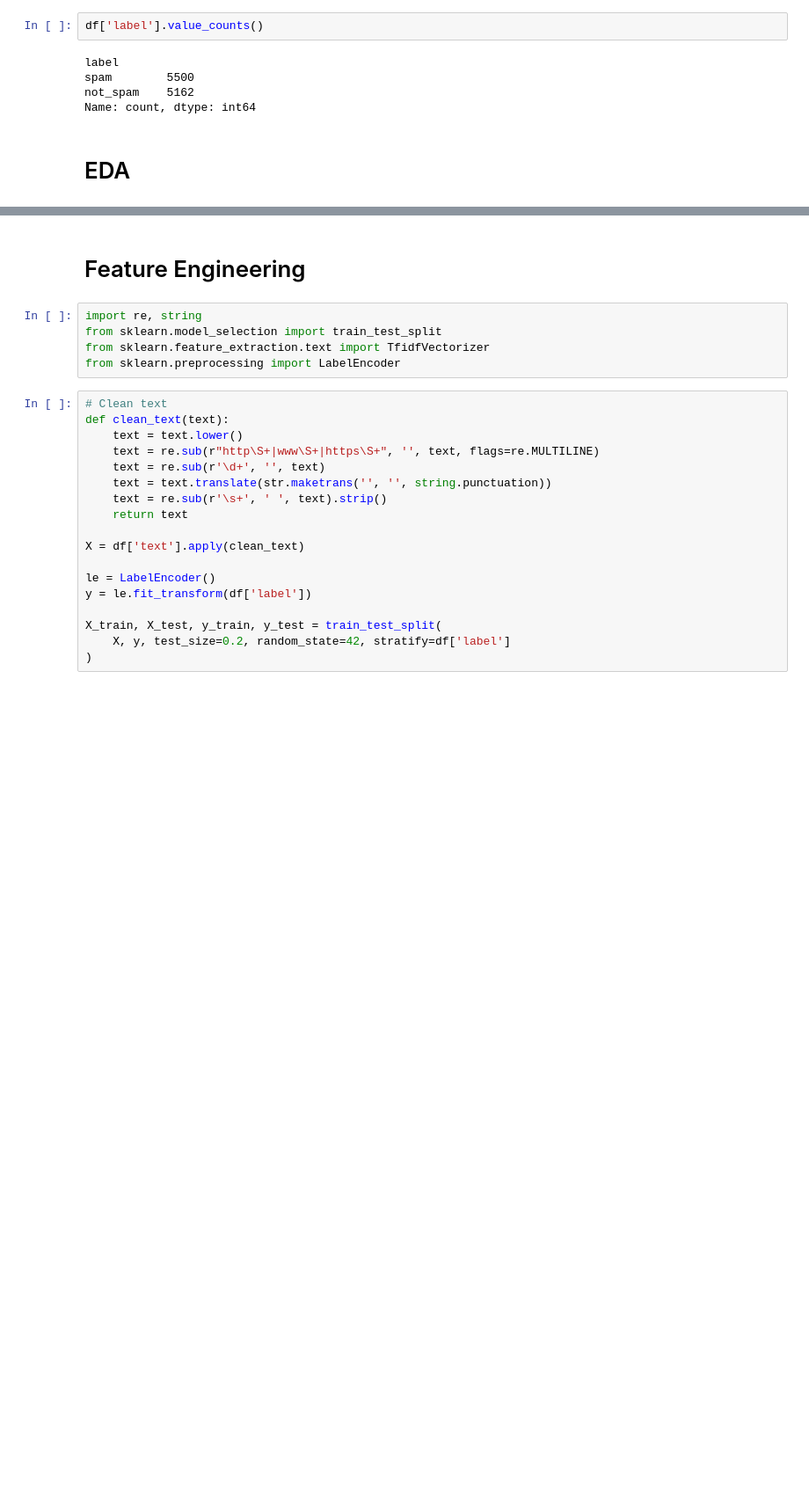
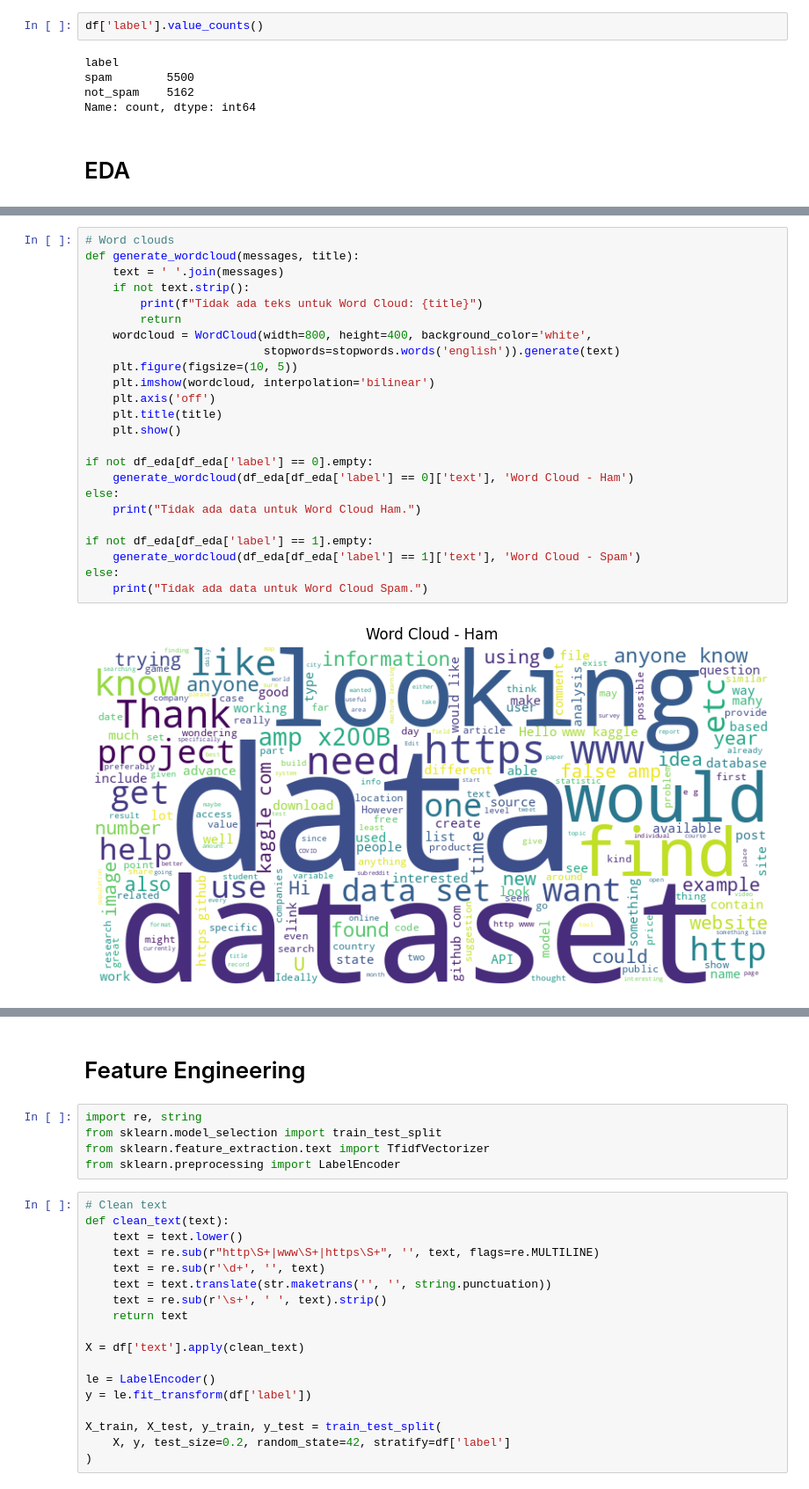
Before and after one commit to Jezter0/ML_AOL, a Jupyter notebook: models/rf_xgb.ipynb, the cells around one changed output, grey strips where cells are left out. Shown at 88% size. Cells and saved outputs as stored; diff of their text form; blank space fills up the shorter version.

```diff
--- a/models/rf_xgb.ipynb
+++ b/models/rf_xgb.ipynb
@@ -98,0 +155,26 @@ WordCloud(width=800, height=400).generate(ham_words).to_image()
+# %%
+# Word clouds
+def generate_wordcloud(messages, title):
+    text = ' '.join(messages)
+    if not text.strip():
+        print(f"Tidak ada teks untuk Word Cloud: {title}")
+        return
+    wordcloud = WordCloud(width=800, height=400, background_color='white',
+                          stopwords=stopwords.words('english')).generate(text)
+    plt.figure(figsize=(10, 5))
+    plt.imshow(wordcloud, interpolation='bilinear')
+    plt.axis('off')
+    plt.title(title)
+    plt.show()
+
+if not df_eda[df_eda['label'] == 0].empty:
+    generate_wordcloud(df_eda[df_eda['label'] == 0]['text'], 'Word Cloud - Ham')
+else:
+    print("Tidak ada data untuk Word Cloud Ham.")
+
+if not df_eda[df_eda['label'] == 1].empty:
+    generate_wordcloud(df_eda[df_eda['label'] == 1]['text'], 'Word Cloud - Spam')
+else:
+    print("Tidak ada data untuk Word Cloud Spam.")
+# %% [output]
+[figure, added]
```
Also changed, not shown: parts of 10 cells of this notebook.
